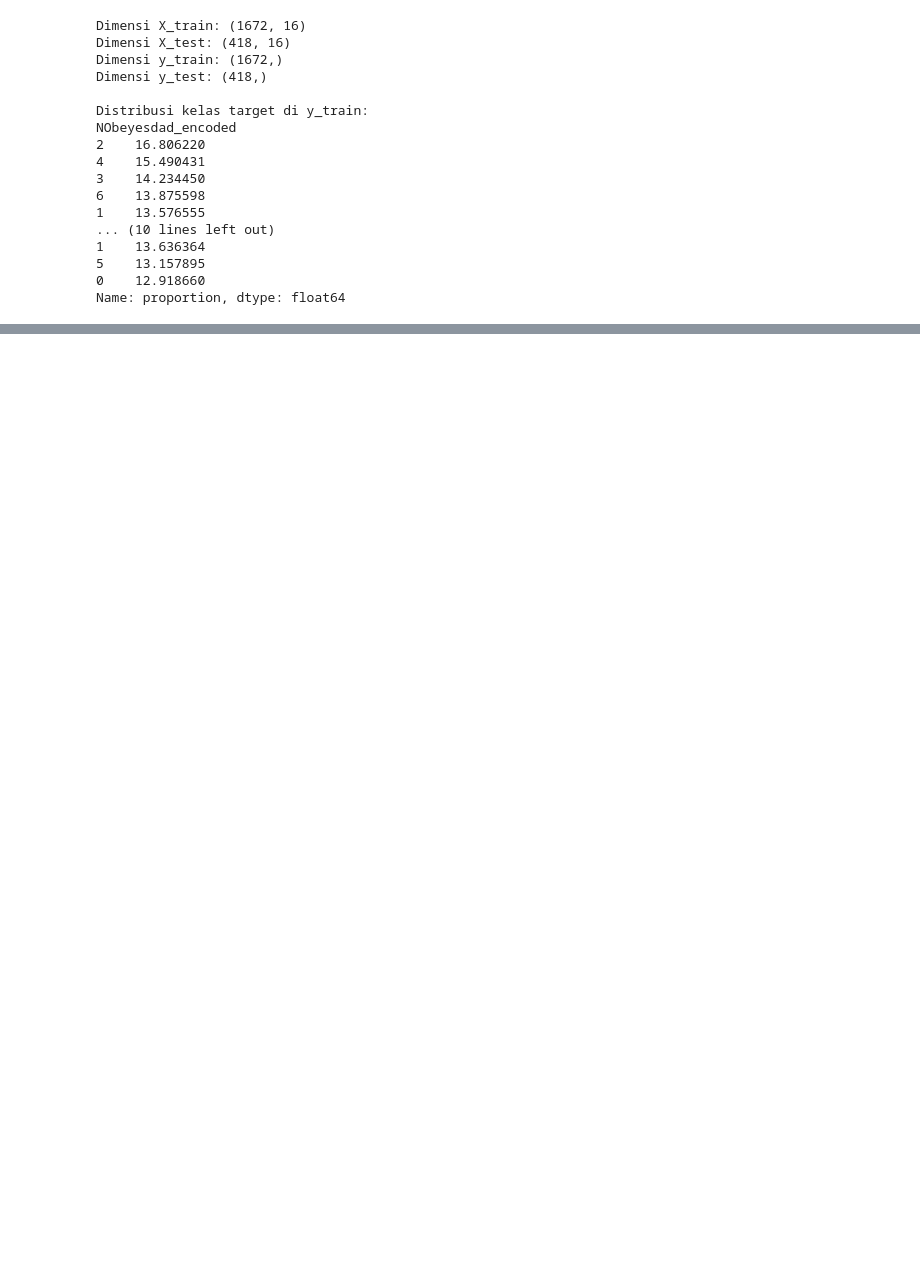
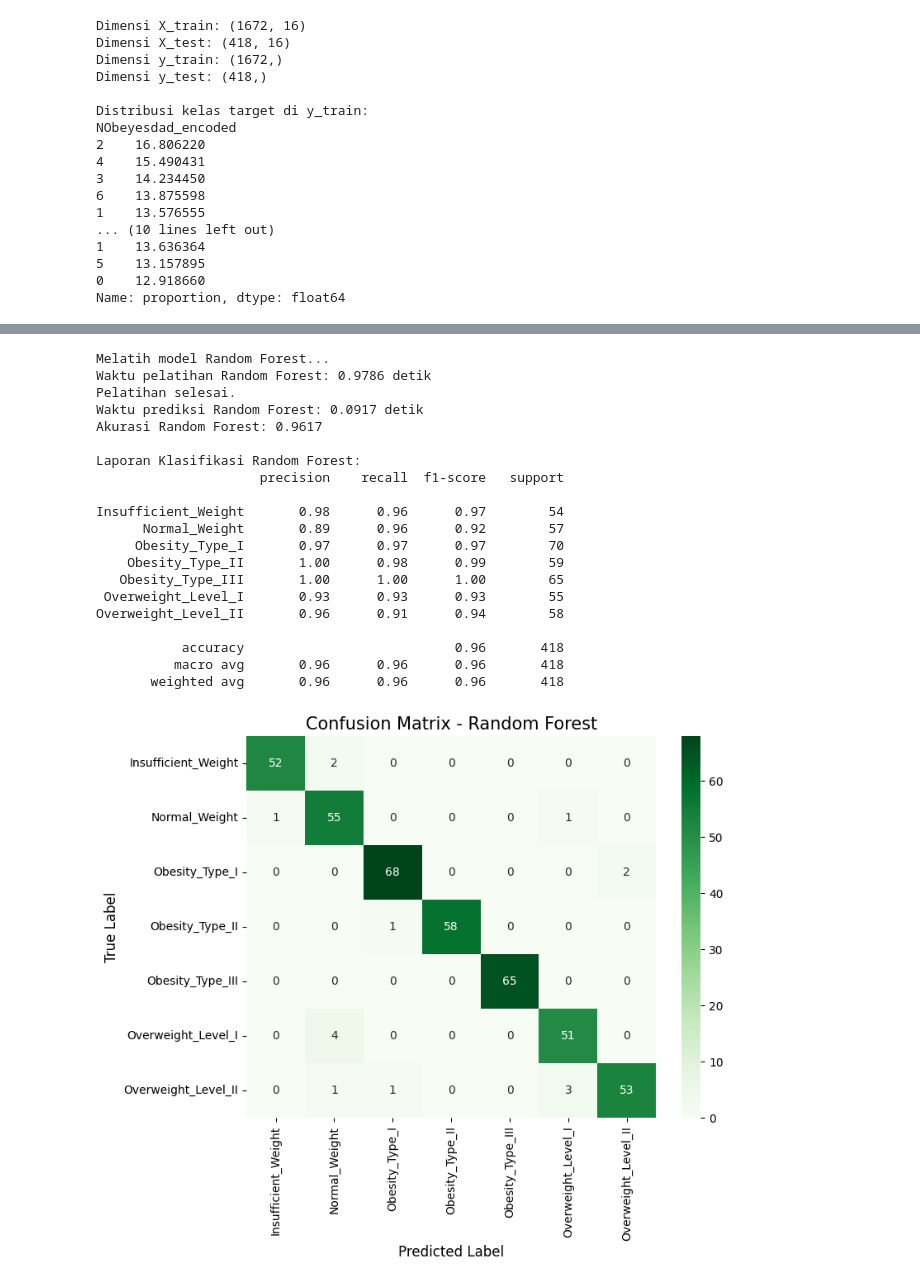
Before and after one commit to renji710/CapstoneUAS_BengkelKoding, a Jupyter notebook: Capstone_UAS.ipynb, the cells around one changed output, grey strips where cells are left out. Cells and saved outputs as stored; diff of their text form; code cells hidden in the pictures; blank space fills up the shorter version.

```diff
--- a/Capstone_UAS.ipynb
+++ b/Capstone_UAS.ipynb
@@ -710,18 +718,28 @@ NObeyesdad_encoded
 0    12.918660
 Name: proportion, dtype: float64
 # %%
+#Melatih Model Decision Tree
 from sklearn.tree import DecisionTreeClassifier
 from sklearn.metrics import accuracy_score, precision_score, recall_score, f1_score, confusion_matrix, classification_report
 import seaborn as sns
 import matplotlib.pyplot as plt
+import time
 
 dt_model = DecisionTreeClassifier(random_state=42)
 
 print("Melatih model Decision Tree...")
+start_time_train_dt = time.time()
 dt_model.fit(X_train, y_train)
+end_time_train_dt = time.time()
+training_time_dt = end_time_train_dt - start_time_train_dt
+print(f"Waktu pelatihan Decision Tree: {training_time_dt:.4f} detik")
 print("Pelatihan model Decision Tree selesai.")
 
+start_time_pred_dt = time.time()
 y_pred_dt = dt_model.predict(X_test)
+end_time_pred_dt = time.time()
+prediction_time_dt = end_time_pred_dt - start_time_pred_dt
+print(f"Waktu prediksi Decision Tree: {prediction_time_dt:.4f} detik")
 
 print("\nPrediksi pada data test:")
 print(y_pred_dt[:20])
@@ -752,6 +770,7 @@ model_performance['Decision Tree'] = {
     'Precision_Weighted': precision_score(y_test, y_pred_dt, average='weighted', zero_division=0),
     'Recall_Weighted': recall_score(y_test, y_pred_dt, average='weighted', zero_division=0)
 }
-print(f"\nPerforma Decision Tree (untuk tabel perbandingan nanti): {model_performance['Decision Tree']}")
+model_performance['Decision Tree']['Training Time (s)'] = training_time_dt
+model_performance['Decision Tree']['Prediction Time (s)'] = prediction_time_dt
 # %% [output]
 Melatih model Decision Tree...
@@ -775,0 +794,65 @@ Performa Decision Tree (untuk tabel perbandingan nanti): {'Akurasi': 0.913875598
+# %%
+#Melatih Model Random Forest
+from sklearn.ensemble import RandomForestClassifier
+
+rf_model = RandomForestClassifier(n_estimators=100, random_state=42, n_jobs=-1)
+
+print("Melatih model Random Forest...")
+start_time_train_rf = time.time()
+rf_model.fit(X_train, y_train)
+end_time_train_rf = time.time()
+training_time_rf = end_time_train_rf - start_time_train_rf
+print(f"Waktu pelatihan Random Forest: {training_time_rf:.4f} detik")
+print("Pelatihan selesai.")
+
+start_time_pred_rf = time.time()
+y_pred_rf = rf_model.predict(X_test)
+end_time_pred_rf = time.time()
+prediction_time_rf = end_time_pred_rf - start_time_pred_rf
+print(f"Waktu prediksi Random Forest: {prediction_time_rf:.4f} detik")
+
+accuracy_rf = accuracy_score(y_test, y_pred_rf)
+print(f"Akurasi Random Forest: {accuracy_rf:.4f}")
+
+print("\nLaporan Klasifikasi Random Forest:")
+print(classification_report(y_test, y_pred_rf, target_names=class_names_dt, zero_division=0))
+
+model_performance['Random Forest'] = {
+    'Akurasi': accuracy_rf,
+    'F1_Macro': f1_score(y_test, y_pred_rf, average='macro', zero_division=0),
+    'F1_Weighted': f1_score(y_test, y_pred_rf, average='weighted', zero_division=0),
+    'Precision_Weighted': precision_score(y_test, y_pred_rf, average='weighted', zero_division=0),
+    'Recall_Weighted': recall_score(y_test, y_pred_rf, average='weighted', zero_division=0)
+}
+model_performance['Random Forest']['Training Time (s)'] = training_time_rf
+model_performance['Random Forest']['Prediction Time (s)'] = prediction_time_rf
+
+cm_rf = confusion_matrix(y_test, y_pred_rf)
+plt.figure(figsize=(8, 6))
+sns.heatmap(cm_rf, annot=True, fmt='d', cmap='Greens', xticklabels=class_names_dt, yticklabels=class_names_dt)
+plt.title('Confusion Matrix - Random Forest', fontsize=15)
+plt.xlabel('Predicted Label', fontsize=12)
+plt.ylabel('True Label', fontsize=12)
+plt.show()
+# %% [output]
+Melatih model Random Forest...
+Waktu pelatihan Random Forest: 0.9786 detik
+Pelatihan selesai.
+Waktu prediksi Random Forest: 0.0917 detik
+Akurasi Random Forest: 0.9617
+
+Laporan Klasifikasi Random Forest:
+                     precision    recall  f1-score   support
+
+Insufficient_Weight       0.98      0.96      0.97        54
+      Normal_Weight       0.89      0.96      0.92        57
+     Obesity_Type_I       0.97      0.97      0.97        70
+    Obesity_Type_II       1.00      0.98      0.99        59
+   Obesity_Type_III       1.00      1.00      1.00        65
+ Overweight_Level_I       0.93      0.93      0.93        55
+Overweight_Level_II       0.96      0.91      0.94        58
+
+           accuracy                           0.96       418
+          macro avg       0.96      0.96      0.96       418
+       weighted avg       0.96      0.96      0.96       418
+[figure, added]
```
Also changed, not shown: parts of 14 cells of this notebook, 4 other files.
